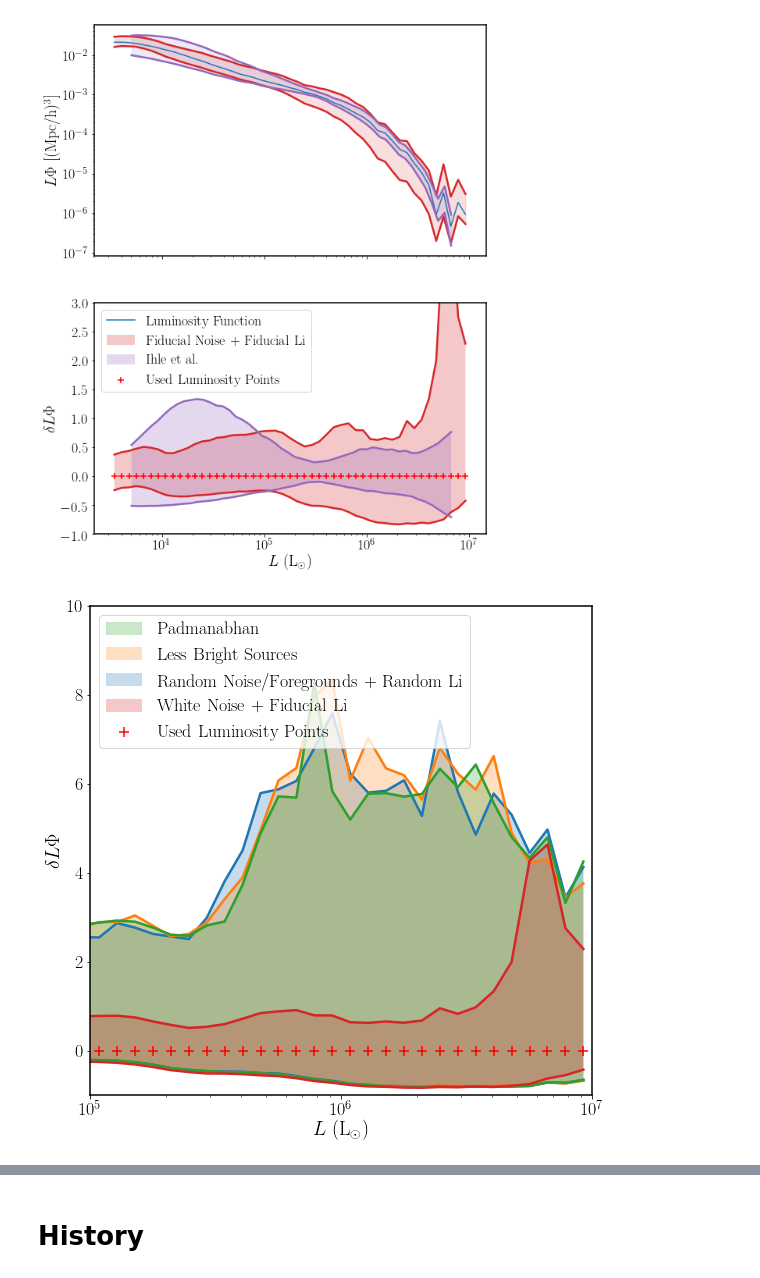
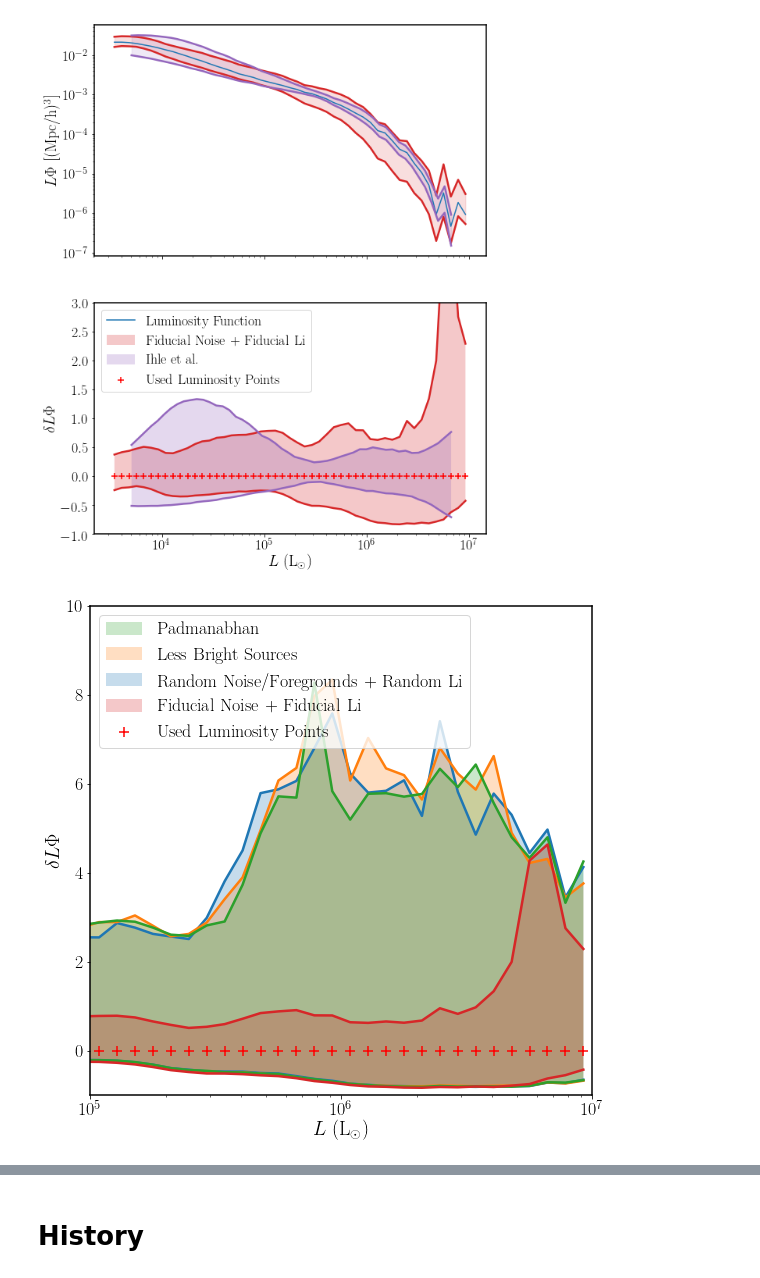
Before and after one commit to dnpfeffer/intensitymap_cnn, a Jupyter notebook: scripts/paper_plots_corrected.ipynb, the cells around one changed output, grey strips where cells are left out. Saved outputs shown, nothing was run; the diff lists cells and outputs as text; code cells hidden in the pictures.

Commit message:
Fixed bad legend in previous figures

```diff
--- a/scripts/paper_plots_corrected.ipynb
+++ b/scripts/paper_plots_corrected.ipynb
@@ -457,26 +457,26 @@ res_list2.reverse()
 # %%
 colors = ['tab:blue', 'tab:orange', 'tab:green']
 
 ax = lnn.plot_res_contour_full(res_list2, lumLogBinCents, lum_points=True, colors=colors,
                            figsize=(9,9), plot_range=[-1, 10])#plot_range=[-1, 25])
 
 color = 'tab:red'
 lnn.plot_res_contour(ax, nfr_noisy_resnet_basic_Li_pred, lumLogBinCents, alpha=0.25, color=color,
-                 label='White Noise + Fiducial Li')
+                 label='Fiducial Noise + Fiducial Li')
 
 handles, labels = ax.get_legend_handles_labels()
 ordering = [2,1,0,4,3]
 handles = [handles[i] for i in ordering]
 labels = [labels[i] for i in ordering]
 ax.legend(handles, labels, loc='upper left')
 
 ax.set_xlim([10**5, 10**7])
 plt.xlabel('$L$ (L$_{\odot}$)')
 plt.ylabel(r'$\delta L \Phi$')
 # plt.show(ax)
 plt.savefig('../figures/large_comparison.pdf', bbox_inches='tight')
 # %% [output]
-[figure, old version]
+[figure, new version]
 # %%
 colors = ['tab:blue', 'tab:orange', 'tab:green']
 
```
Also changed, not shown: parts of 5 cells of this notebook, 12 other files.
